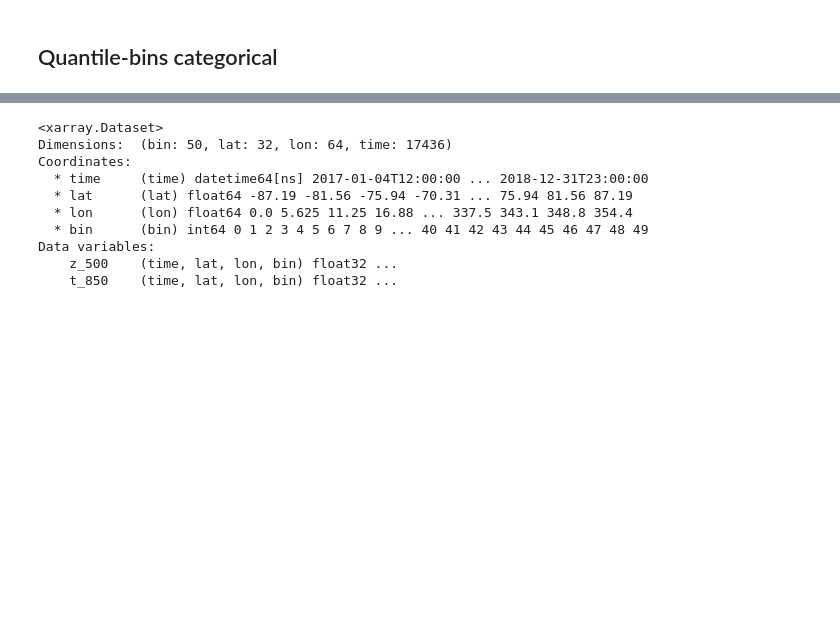
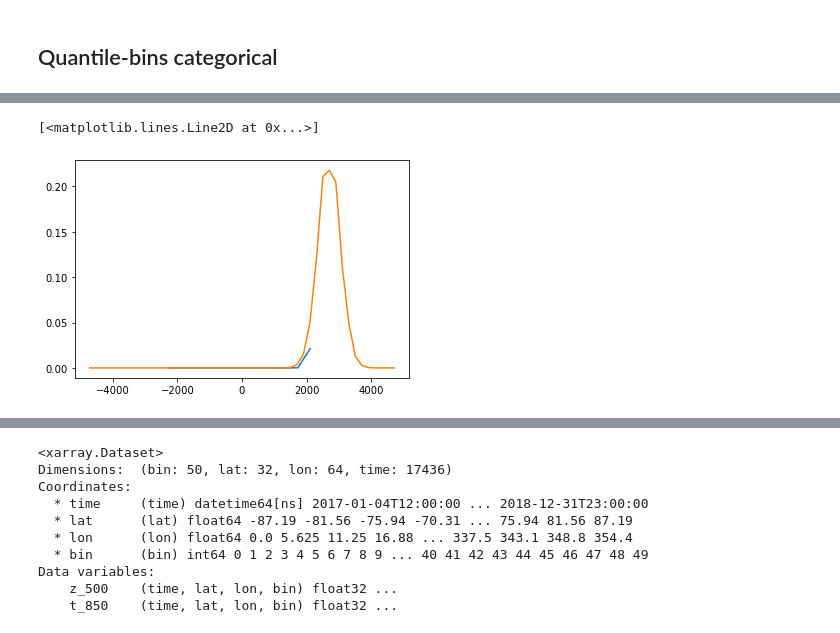
Before and after one commit to sagar-garg/WeatherBench, a Jupyter notebook: nbs_probabilistic/all-scores-comparison.ipynb, the cells around one changed output, grey strips where cells are left out. Saved outputs shown, nothing was run; the diff lists cells and outputs as text; code cells hidden in the pictures; blank space fills up the shorter version.

```diff
--- a/nbs_probabilistic/all-scores-comparison.ipynb
+++ b/nbs_probabilistic/all-scores-comparison.ipynb
@@ -1370,0 +1540,7 @@ Data variables:
+# %%
+preds_cat_quant = xr.merge([
+    xr.open_dataset(f'{pred_save_dir}P/010-resnet_d3_z_3d_cat_quant.nc'),
+    xr.open_dataset(f'{pred_save_dir}P/011-resnet_d3_t_3d_cat_quant.nc'),
+    xr.open_dataset(f'{pred_save_dir}P/012-resnet_d3_t2m_3d_cat_quant.nc'),
+#     xr.open_dataset(f'{pred_save_dir}P/009-resnet_d3_tp_3d_cat.nc'),
+]).isel(time=slice(0, None, 12))
@@ -1370,0 +1593,6 @@ Data variables:
+# %%
+plt.plot(preds_cat_quant.z.mid_points, preds_cat_quant.z.sel(time=time).isel(lat=8, lon=0))
+plt.plot(preds_cat.z.mid_points, preds_cat.z.sel(time=time).isel(lat=8, lon=0))
+# %% [output]
+[<matplotlib.lines.Line2D at 0x...>]
+[figure, added]
```
Also changed, not shown: parts of 37 cells of this notebook, 1 other file.
